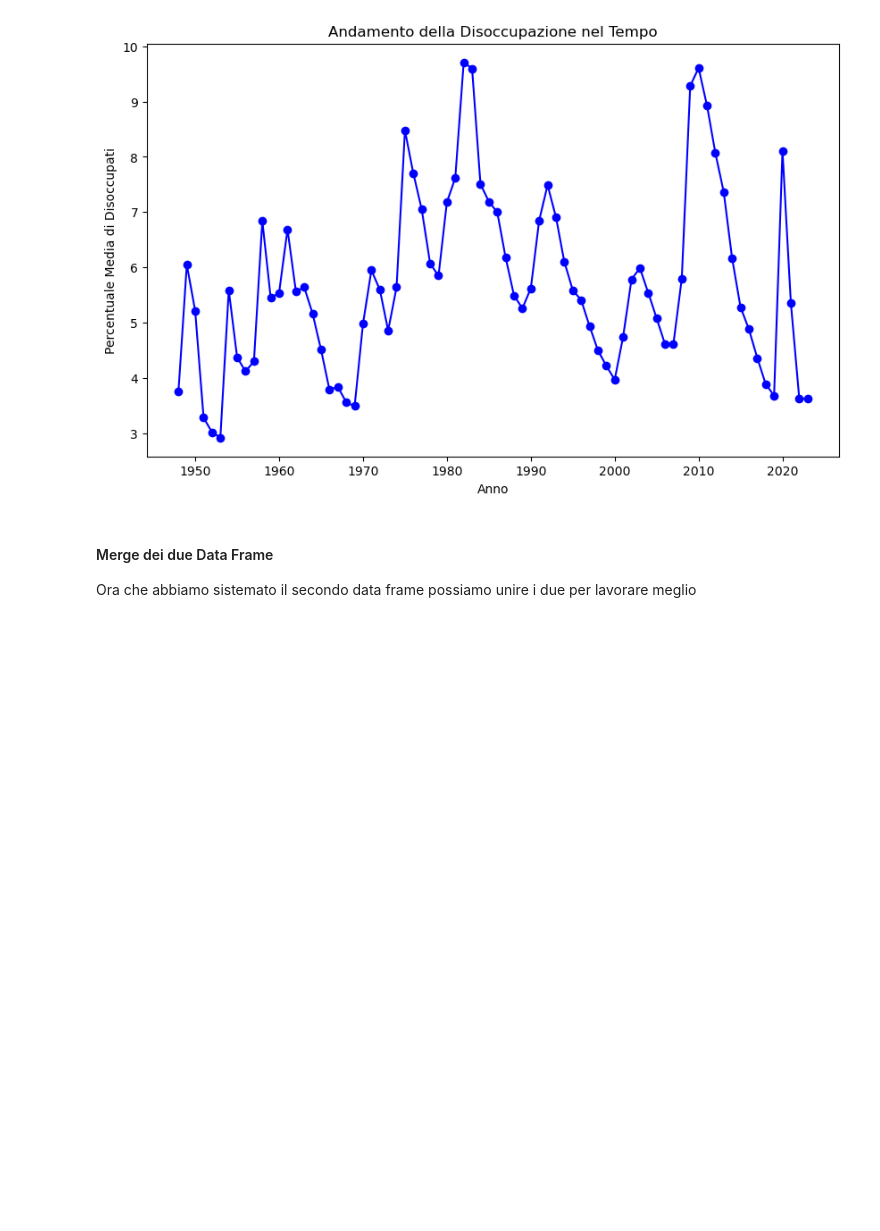
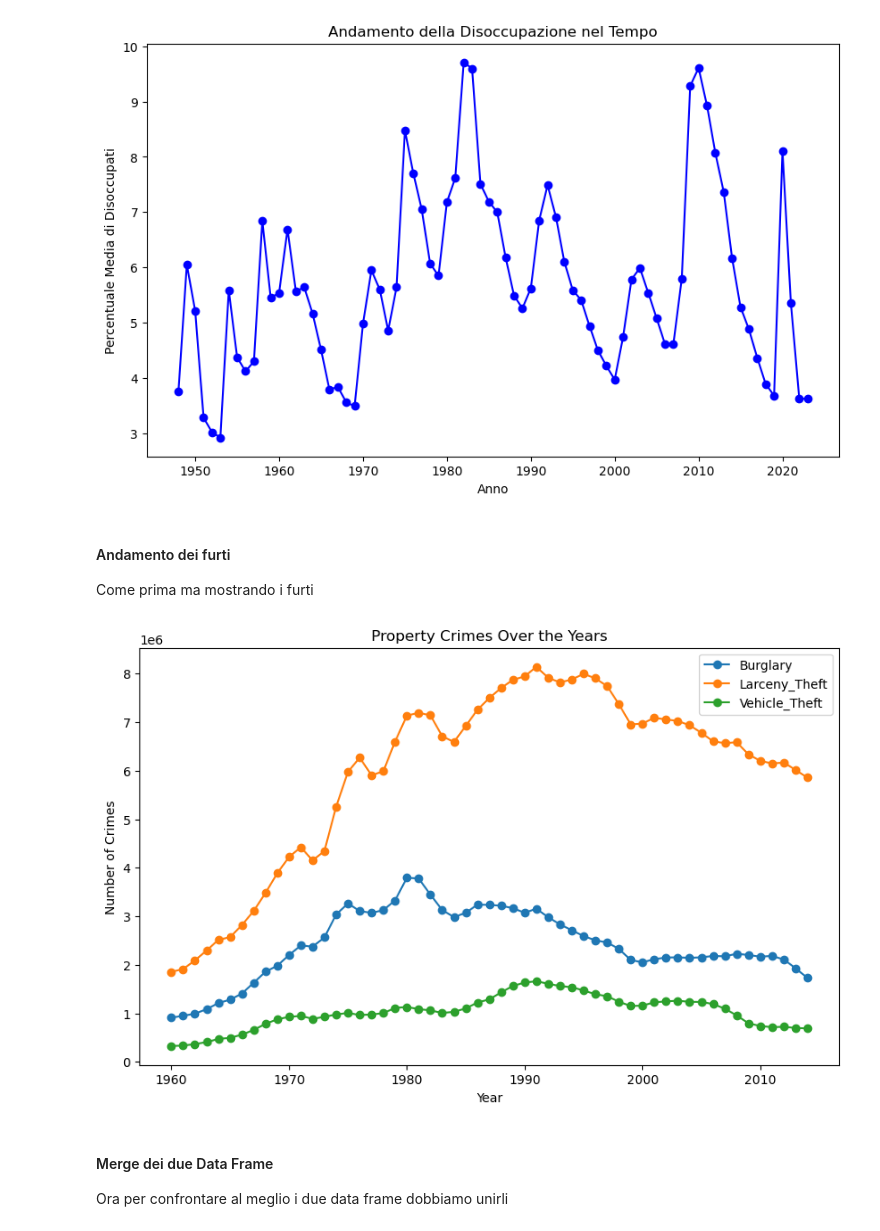
Before and after one commit to MatteoCalvanico/DataAnalytics-Project, a Jupyter notebook: Progetto.ipynb, the cells around one changed output. Saved outputs shown, nothing was run; the diff lists cells and outputs as text; code cells hidden in the pictures; blank space fills up the shorter version.

Commit message:
Add plot for crimes and merged two df

```diff
--- a/Progetto.ipynb
+++ b/Progetto.ipynb
@@ -144,7 +144,24 @@ plt.ylabel('Percentuale Media di Disoccupati')
 plt.show()
 # %% [output]
 [figure]
+# %% [markdown]
+#### Andamento dei furti
+
+Come prima ma mostrando i furti
+# %%
+plt.figure(figsize=(10, 6))
+plt.plot(df_crime['Year'], df_crime['Burglary'], label='Burglary', marker='o')
+plt.plot(df_crime['Year'], df_crime['Larceny_Theft'], label='Larceny_Theft', marker='o')
+plt.plot(df_crime['Year'], df_crime['Vehicle_Theft'], label='Vehicle_Theft', marker='o')
+
+plt.xlabel('Year')
+plt.ylabel('Number of Crimes')
+plt.title('Property Crimes Over the Years')
+plt.legend()
+plt.show()
+# %% [output]
+[figure, added]
 # %% [markdown]
 #### Merge dei due Data Frame
 
-Ora che abbiamo sistemato il secondo data frame possiamo unire i due per lavorare meglio
+Ora per confrontare al meglio i due data frame dobbiamo unirli
```
Also changed, not shown: parts of 1 cell of this notebook.
